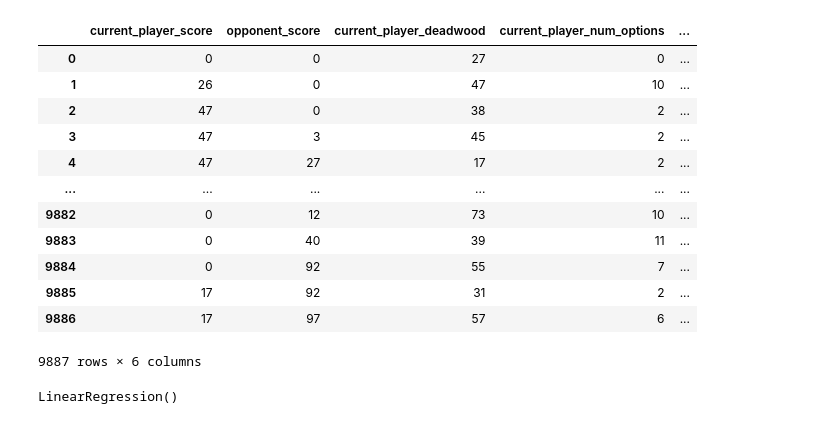
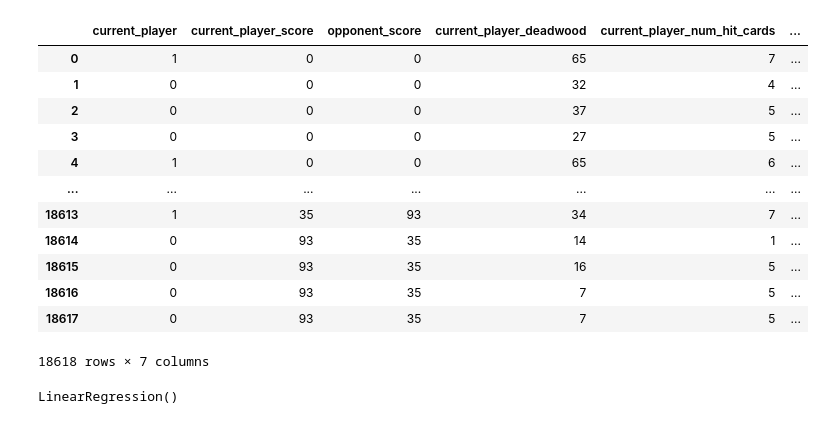
Before and after one commit to PeterEFrancis/gin-rummy-AI, a Jupyter notebook: python/alpha.ipynb, the cells around one changed output. Saved outputs shown, nothing was run; the diff lists cells and outputs as text; code cells hidden in the pictures.

```diff
--- a/python/alpha.ipynb
+++ b/python/alpha.ipynb
@@ -6,18 +10,18 @@ from sklearn.linear_model import LogisticRegression
 # %%
-df = pd.read_csv('../data/alpha.csv')
+df = pd.read_csv('../data/alpha-2.csv')
 df
 # %% [output]
-|  | current_player_score | opponent_score | current_player_deadwood | current_player_num_options | ... |
-| 0 | 0 | 0 | 27 | 0 | ... |
-| 1 | 26 | 0 | 47 | 10 | ... |
-| 2 | 47 | 0 | 38 | 2 | ... |
-| 3 | 47 | 3 | 45 | 2 | ... |
-| 4 | 47 | 27 | 17 | 2 | ... |
-| ... | ... | ... | ... | ... | ... |
-| 9882 | 0 | 12 | 73 | 10 | ... |
-| 9883 | 0 | 40 | 39 | 11 | ... |
-| 9884 | 0 | 92 | 55 | 7 | ... |
-| 9885 | 17 | 92 | 31 | 2 | ... |
-| 9886 | 17 | 97 | 57 | 6 | ... |
+|  | current_player | current_player_score | opponent_score | current_player_deadwood | current_player_num_hit_cards | ... |
+| 0 | 1 | 0 | 0 | 65 | 7 | ... |
+| 1 | 0 | 0 | 0 | 32 | 4 | ... |
+| 2 | 0 | 0 | 0 | 37 | 5 | ... |
+| 3 | 0 | 0 | 0 | 27 | 5 | ... |
+| 4 | 1 | 0 | 0 | 65 | 6 | ... |
+| ... | ... | ... | ... | ... | ... | ... |
+| 18613 | 1 | 35 | 93 | 34 | 7 | ... |
+| 18614 | 0 | 93 | 35 | 14 | 1 | ... |
+| 18615 | 0 | 93 | 35 | 16 | 5 | ... |
+| 18616 | 0 | 93 | 35 | 7 | 5 | ... |
+| 18617 | 0 | 93 | 35 | 7 | 5 | ... |
-9887 rows × 6 columns
+18618 rows × 7 columns
 # %%
```
Also changed, not shown: parts of 18 cells of this notebook, 13 other files.
